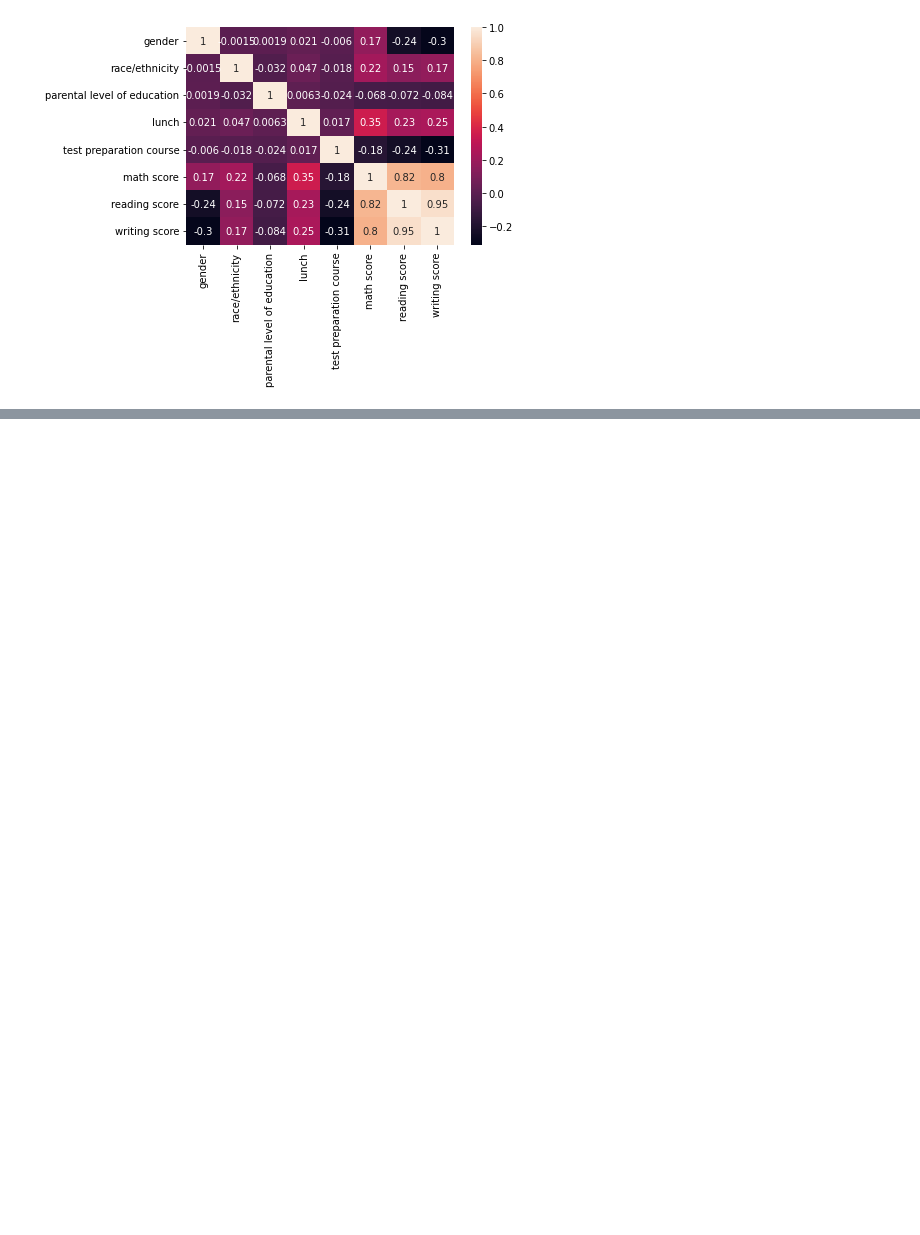
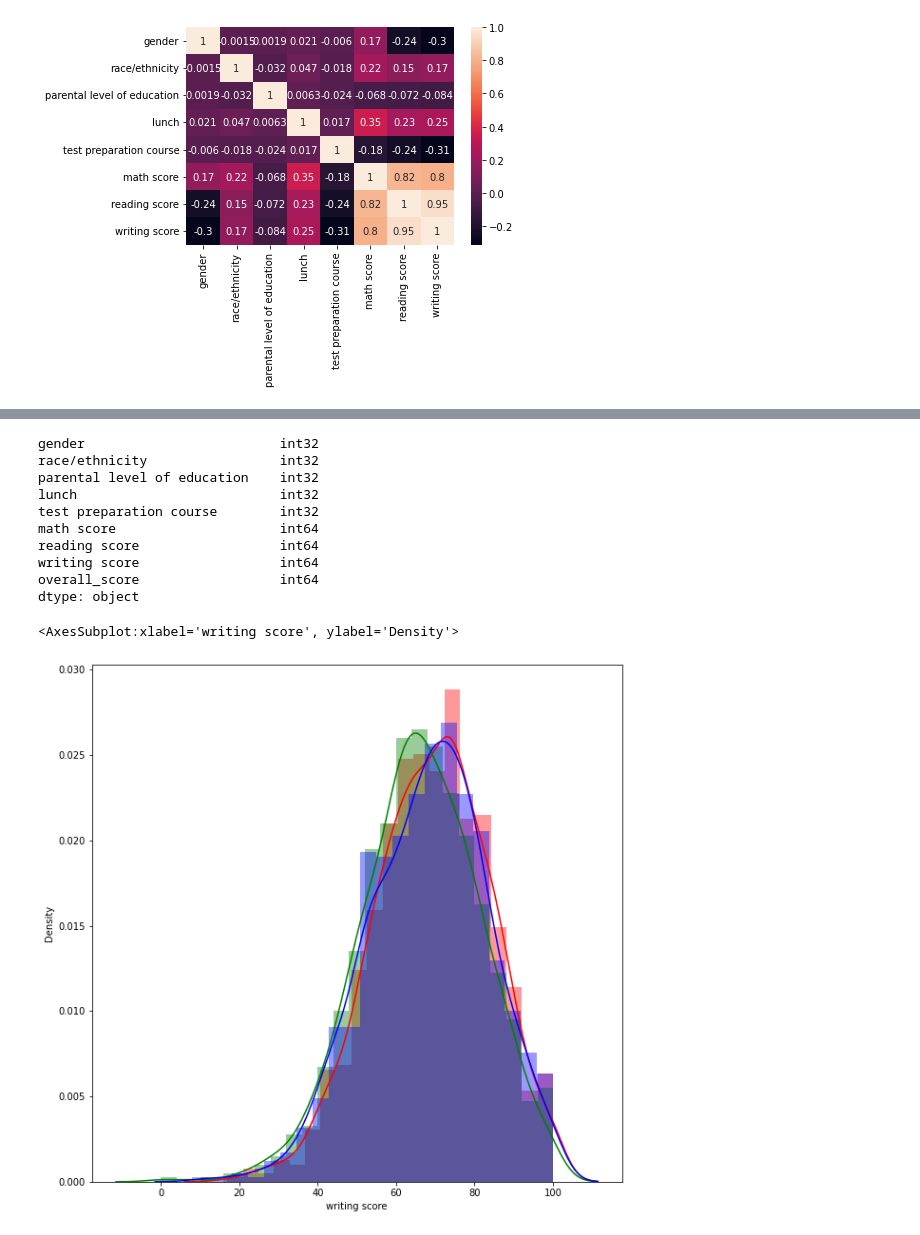
Before and after one commit to VidWantsToDevelop/Kaggle_Solutions, a Jupyter notebook: Datasets_for_analysis/StudentsPerformance/SP_analysis.ipynb, the cells around one changed output, grey strips where cells are left out. Cells and saved outputs as stored; diff of their text form; code cells hidden in the pictures; blank space fills up the shorter version.

```diff
--- a/Datasets_for_analysis/StudentsPerformance/SP_analysis.ipynb
+++ b/Datasets_for_analysis/StudentsPerformance/SP_analysis.ipynb
@@ -81,0 +96,19 @@ sns.boxplot(ax = axs[2], x = 'lunch', y = 'reading score', data = dataset).set(t
+# %%
+fig, ax = plt.subplots(figsize = (10,10))
+print(dataset.dtypes)
+sns.distplot(dataset["reading score"], ax = ax, color='red')
+sns.distplot(dataset["math score"], ax = ax, color="green")
+sns.distplot(dataset["writing score"], ax = ax, color='blue')
+# %% [output]
+gender                         int32
+race/ethnicity                 int32
+parental level of education    int32
+lunch                          int32
+test preparation course        int32
+math score                     int64
+reading score                  int64
+writing score                  int64
+overall_score                  int64
+dtype: object
+<AxesSubplot:xlabel='writing score', ylabel='Density'>
+[figure, added]
```
Also changed, not shown: parts of 5 cells of this notebook, 1 other file.
